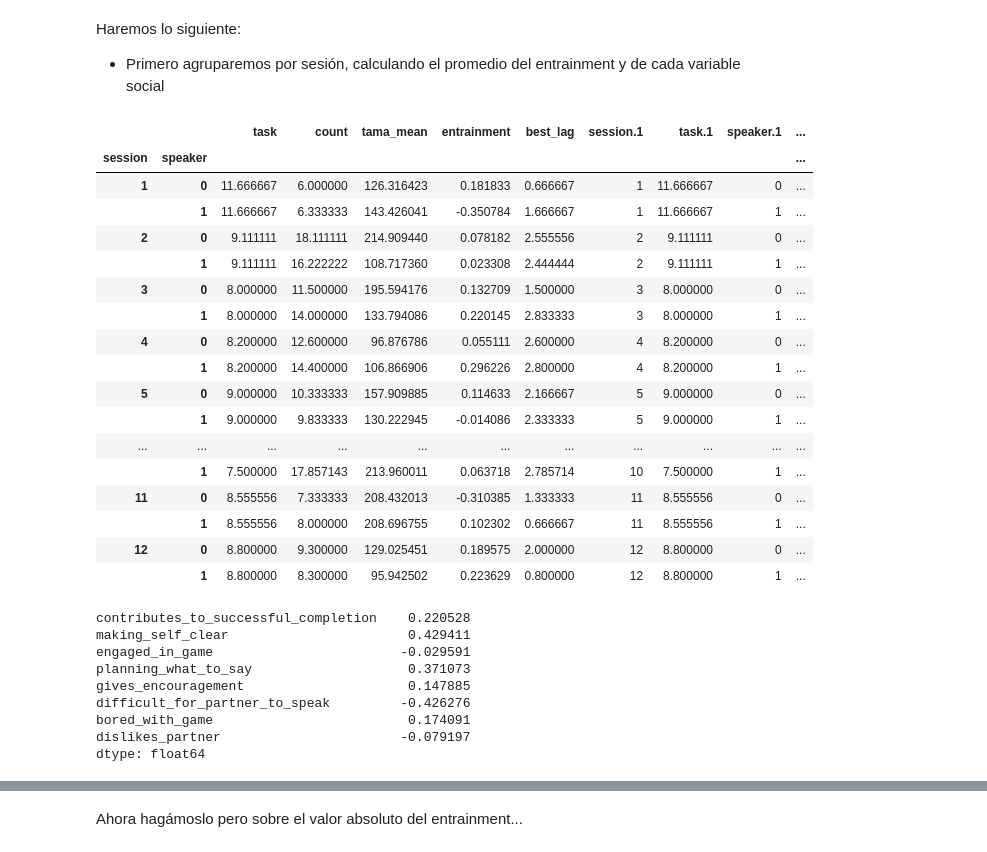
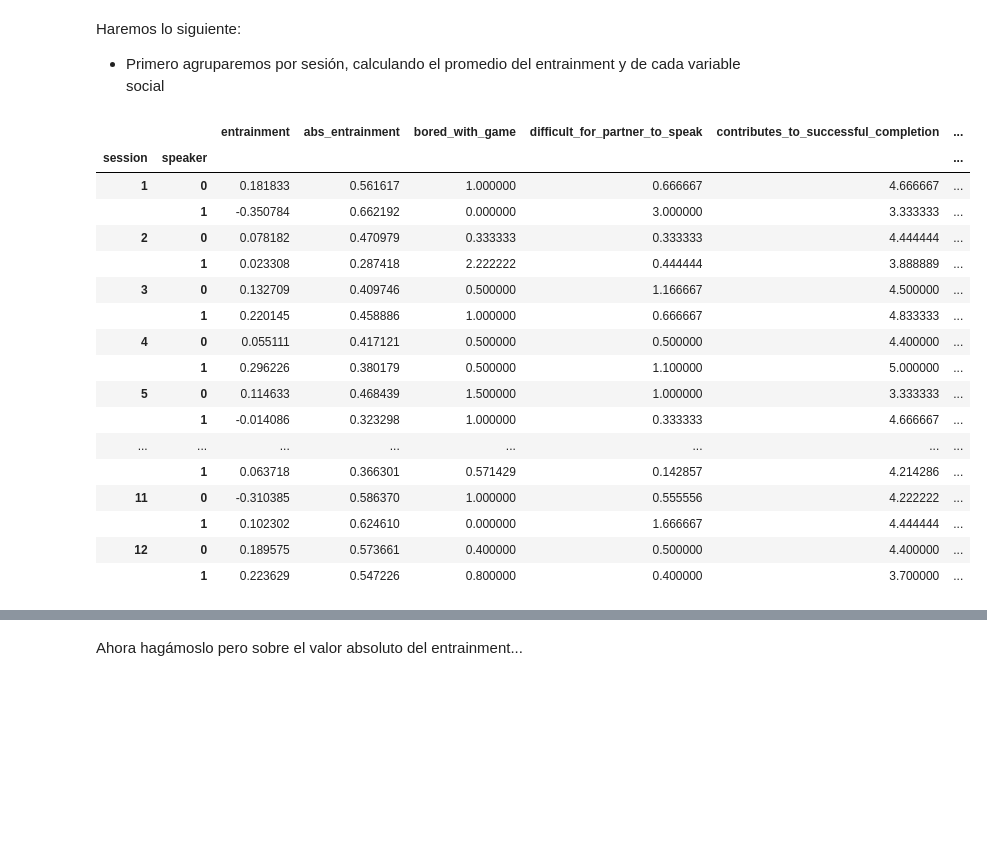
Before and after one commit to luquesky/tesis, a Jupyter notebook: f0_analysis.ipynb, the cells around one changed output, grey strips where cells are left out. Cells and saved outputs as stored; diff of their text form; code cells hidden in the pictures; blank space fills up the shorter version.

```diff
--- a/f0_analysis.ipynb
+++ b/f0_analysis.ipynb
@@ -40,48 +19,33 @@ df
 Haremos lo siguiente:
 
 - Primero agruparemos por sesión, calculando el promedio del entrainment y de cada variable social
-# %%
-avg_by_session = df.groupby(by=["session", "speaker"]).mean()
-
-avg_by_session
-# %% [output]
-|  |  | task | count | tama_mean | entrainment | best_lag | session.1 | task.1 | speaker.1 | ... |
-| session | speaker |  |  |  |  |  |  |  |  | ... |
-| 1 | 0 | 11.666667 | 6.000000 | 126.316423 | 0.181833 | 0.666667 | 1 | 11.666667 | 0 | ... |
-|  | 1 | 11.666667 | 6.333333 | 143.426041 | -0.350784 | 1.666667 | 1 | 11.666667 | 1 | ... |
-| 2 | 0 | 9.111111 | 18.111111 | 214.909440 | 0.078182 | 2.555556 | 2 | 9.111111 | 0 | ... |
-|  | 1 | 9.111111 | 16.222222 | 108.717360 | 0.023308 | 2.444444 | 2 | 9.111111 | 1 | ... |
-| 3 | 0 | 8.000000 | 11.500000 | 195.594176 | 0.132709 | 1.500000 | 3 | 8.000000 | 0 | ... |
-|  | 1 | 8.000000 | 14.000000 | 133.794086 | 0.220145 | 2.833333 | 3 | 8.000000 | 1 | ... |
-| 4 | 0 | 8.200000 | 12.600000 | 96.876786 | 0.055111 | 2.600000 | 4 | 8.200000 | 0 | ... |
-|  | 1 | 8.200000 | 14.400000 | 106.866906 | 0.296226 | 2.800000 | 4 | 8.200000 | 1 | ... |
-| 5 | 0 | 9.000000 | 10.333333 | 157.909885 | 0.114633 | 2.166667 | 5 | 9.000000 | 0 | ... |
-|  | 1 | 9.000000 | 9.833333 | 130.222945 | -0.014086 | 2.333333 | 5 | 9.000000 | 1 | ... |
-| ... | ... | ... | ... | ... | ... | ... | ... | ... | ... | ... |
-|  | 1 | 7.500000 | 17.857143 | 213.960011 | 0.063718 | 2.785714 | 10 | 7.500000 | 1 | ... |
-| 11 | 0 | 8.555556 | 7.333333 | 208.432013 | -0.310385 | 1.333333 | 11 | 8.555556 | 0 | ... |
-|  | 1 | 8.555556 | 8.000000 | 208.696755 | 0.102302 | 0.666667 | 11 | 8.555556 | 1 | ... |
-| 12 | 0 | 8.800000 | 9.300000 | 129.025451 | 0.189575 | 2.000000 | 12 | 8.800000 | 0 | ... |
-|  | 1 | 8.800000 | 8.300000 | 95.942502 | 0.223629 | 0.800000 | 12 | 8.800000 | 1 | ... |
-# %%
-import social
-
-def correlation_analysis(df):
-    corr = pd.Series(index=social.relevant_variables)
-
-    for var in social.relevant_variables:
-        corr[var] = df['entrainment'].corr(df[var])
-
-    return corr
-
-correlation_analysis(avg_by_session)
-# %% [output]
-contributes_to_successful_completion    0.220528
-making_self_clear                       0.429411
-engaged_in_game                        -0.029591
-planning_what_to_say                    0.371073
-gives_encouragement                     0.147885
-difficult_for_partner_to_speak         -0.426276
-bored_with_game                         0.174091
-dislikes_partner                       -0.079197
-dtype: float64
+# %%
+avg_by_session = df.groupby(by=["session", "speaker"]).mean()
+
+avg_by_session = avg_by_session[[u'entrainment', u'abs_entrainment',
+       u'bored_with_game',
+       u'difficult_for_partner_to_speak',
+       u'contributes_to_successful_completion', u'engaged_in_game',
+       u'gives_encouragement', u'making_self_clear', u'planning_what_to_say',
+       u'dislikes_partner']]
+
+avg_by_session
+# %% [output]
+|  |  | entrainment | abs_entrainment | bored_with_game | difficult_for_partner_to_speak | contributes_to_successful_completion | ... |
+| session | speaker |  |  |  |  |  | ... |
+| 1 | 0 | 0.181833 | 0.561617 | 1.000000 | 0.666667 | 4.666667 | ... |
+|  | 1 | -0.350784 | 0.662192 | 0.000000 | 3.000000 | 3.333333 | ... |
+| 2 | 0 | 0.078182 | 0.470979 | 0.333333 | 0.333333 | 4.444444 | ... |
+|  | 1 | 0.023308 | 0.287418 | 2.222222 | 0.444444 | 3.888889 | ... |
+| 3 | 0 | 0.132709 | 0.409746 | 0.500000 | 1.166667 | 4.500000 | ... |
+|  | 1 | 0.220145 | 0.458886 | 1.000000 | 0.666667 | 4.833333 | ... |
+| 4 | 0 | 0.055111 | 0.417121 | 0.500000 | 0.500000 | 4.400000 | ... |
+|  | 1 | 0.296226 | 0.380179 | 0.500000 | 1.100000 | 5.000000 | ... |
+| 5 | 0 | 0.114633 | 0.468439 | 1.500000 | 1.000000 | 3.333333 | ... |
+|  | 1 | -0.014086 | 0.323298 | 1.000000 | 0.333333 | 4.666667 | ... |
+| ... | ... | ... | ... | ... | ... | ... | ... |
+|  | 1 | 0.063718 | 0.366301 | 0.571429 | 0.142857 | 4.214286 | ... |
+| 11 | 0 | -0.310385 | 0.586370 | 1.000000 | 0.555556 | 4.222222 | ... |
+|  | 1 | 0.102302 | 0.624610 | 0.000000 | 1.666667 | 4.444444 | ... |
+| 12 | 0 | 0.189575 | 0.573661 | 0.400000 | 0.500000 | 4.400000 | ... |
+|  | 1 | 0.223629 | 0.547226 | 0.800000 | 0.400000 | 3.700000 | ... |
```
Also changed, not shown: parts of 10 cells of this notebook, 2 other files.
